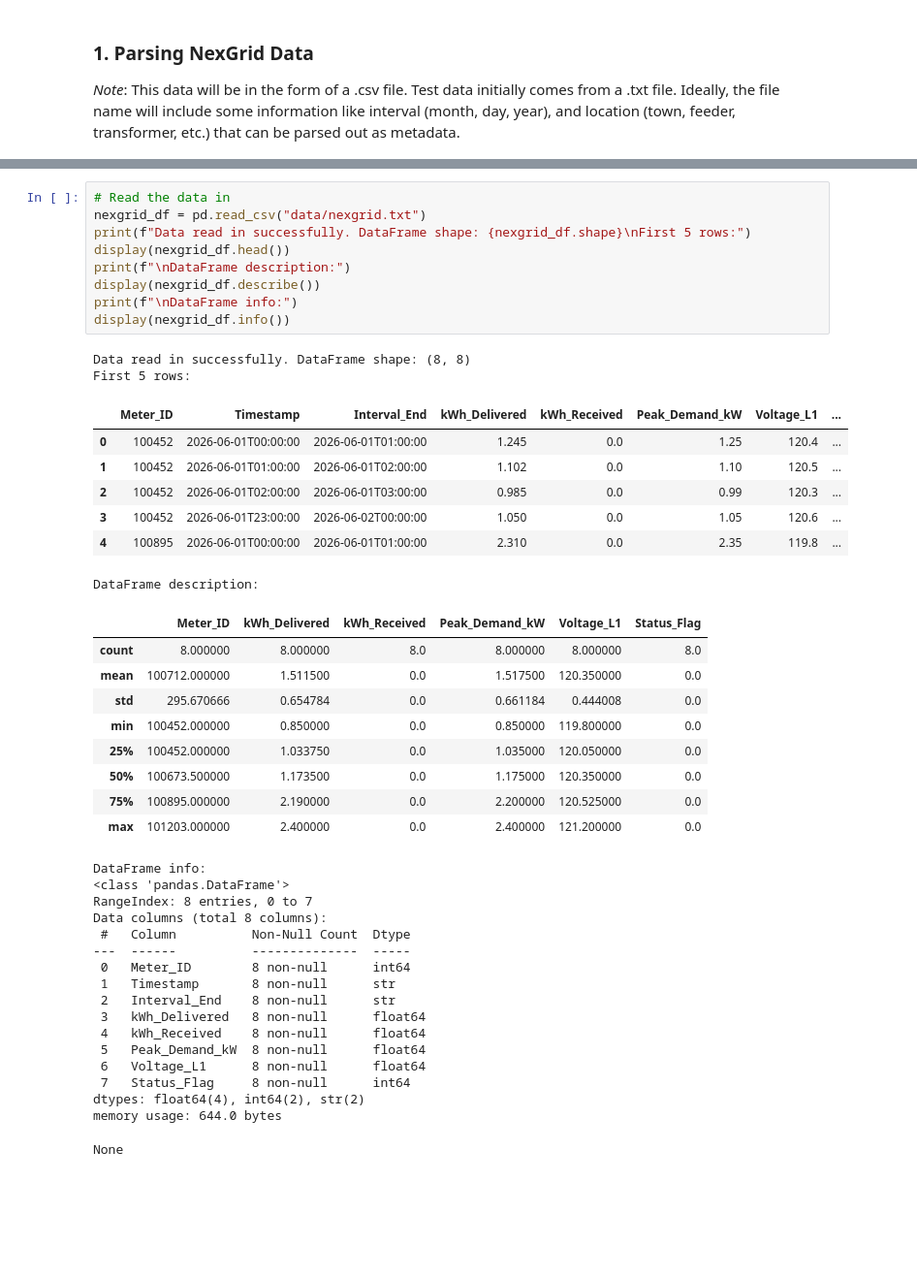
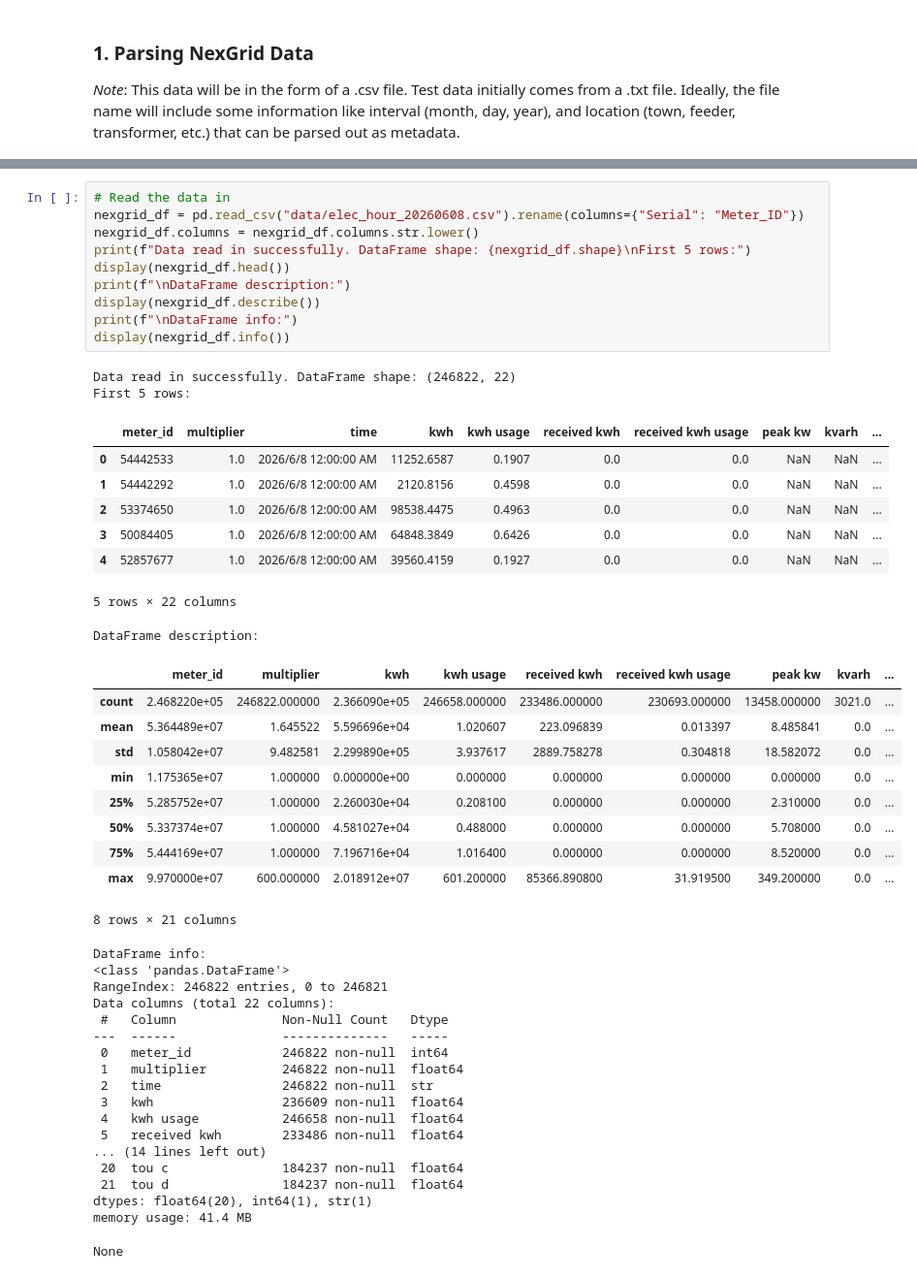
Before and after one commit to bridgetknight/mmld, a Jupyter notebook: export_pipeline.ipynb, the cells around one changed output, grey strips where cells are left out. Shown at 97% size. Drawn from its saved outputs; the diff is of its cells as text; blank space fills up the shorter version.

Commit message:
merge nexgrid data with sql locally

```diff
--- a/export_pipeline.ipynb
+++ b/export_pipeline.ipynb
@@ -29,47 +38,51 @@ Data directory found.
 # %%
 # Read the data in
-nexgrid_df = pd.read_csv("data/nexgrid.txt")
+nexgrid_df = pd.read_csv("data/elec_hour_20260608.csv").rename(columns={"Serial": "Meter_ID"})
+nexgrid_df.columns = nexgrid_df.columns.str.lower()
 print(f"Data read in successfully. DataFrame shape: {nexgrid_df.shape}\nFirst 5 rows:")
 display(nexgrid_df.head())
 print(f"\nDataFrame description:")
 display(nexgrid_df.describe())
 print(f"\nDataFrame info:")
 display(nexgrid_df.info())
 # %% [output]
-Data read in successfully. DataFrame shape: (8, 8)
+Data read in successfully. DataFrame shape: (246822, 22)
 First 5 rows:
-|  | Meter_ID | Timestamp | Interval_End | kWh_Delivered | kWh_Received | Peak_Demand_kW | Voltage_L1 | ... |
-| 0 | 100452 | 2026-06-01T00:00:00 | 2026-06-01T01:00:00 | 1.245 | 0.0 | 1.25 | 120.4 | ... |
-| 1 | 100452 | 2026-06-01T01:00:00 | 2026-06-01T02:00:00 | 1.102 | 0.0 | 1.10 | 120.5 | ... |
-| 2 | 100452 | 2026-06-01T02:00:00 | 2026-06-01T03:00:00 | 0.985 | 0.0 | 0.99 | 120.3 | ... |
-| 3 | 100452 | 2026-06-01T23:00:00 | 2026-06-02T00:00:00 | 1.050 | 0.0 | 1.05 | 120.6 | ... |
-| 4 | 100895 | 2026-06-01T00:00:00 | 2026-06-01T01:00:00 | 2.310 | 0.0 | 2.35 | 119.8 | ... |
+|  | meter_id | multiplier | time | kwh | kwh usage | received kwh | received kwh usage | peak kw | kvarh | ... |
+| 0 | 54442533 | 1.0 | 2026/6/8 12:00:00 AM | 11252.6587 | 0.1907 | 0.0 | 0.0 | NaN | NaN | ... |
+| 1 | 54442292 | 1.0 | 2026/6/8 12:00:00 AM | 2120.8156 | 0.4598 | 0.0 | 0.0 | NaN | NaN | ... |
+| 2 | 53374650 | 1.0 | 2026/6/8 12:00:00 AM | 98538.4475 | 0.4963 | 0.0 | 0.0 | NaN | NaN | ... |
+| 3 | 50084405 | 1.0 | 2026/6/8 12:00:00 AM | 64848.3849 | 0.6426 | 0.0 | 0.0 | NaN | NaN | ... |
+| 4 | 52857677 | 1.0 | 2026/6/8 12:00:00 AM | 39560.4159 | 0.1927 | 0.0 | 0.0 | NaN | NaN | ... |
-DataFrame description:
+5 rows × 22 columns
+DataFrame description:
-|  | Meter_ID | kWh_Delivered | kWh_Received | Peak_Demand_kW | Voltage_L1 | Status_Flag |
-| count | 8.000000 | 8.000000 | 8.0 | 8.000000 | 8.000000 | 8.0 |
-| mean | 100712.000000 | 1.511500 | 0.0 | 1.517500 | 120.350000 | 0.0 |
-| std | 295.670666 | 0.654784 | 0.0 | 0.661184 | 0.444008 | 0.0 |
-| min | 100452.000000 | 0.850000 | 0.0 | 0.850000 | 119.800000 | 0.0 |
-| 25% | 100452.000000 | 1.033750 | 0.0 | 1.035000 | 120.050000 | 0.0 |
-| 50% | 100673.500000 | 1.173500 | 0.0 | 1.175000 | 120.350000 | 0.0 |
-| 75% | 100895.000000 | 2.190000 | 0.0 | 2.200000 | 120.525000 | 0.0 |
-| max | 101203.000000 | 2.400000 | 0.0 | 2.400000 | 121.200000 | 0.0 |
+|  | meter_id | multiplier | kwh | kwh usage | received kwh | received kwh usage | peak kw | kvarh | ... |
+| count | 2.468220e+05 | 246822.000000 | 2.366090e+05 | 246658.000000 | 233486.000000 | 230693.000000 | 13458.000000 | 3021.0 | ... |
+| mean | 5.364489e+07 | 1.645522 | 5.596696e+04 | 1.020607 | 223.096839 | 0.013397 | 8.485841 | 0.0 | ... |
+| std | 1.058042e+07 | 9.482581 | 2.299890e+05 | 3.937617 | 2889.758278 | 0.304818 | 18.582072 | 0.0 | ... |
+| min | 1.175365e+07 | 1.000000 | 0.000000e+00 | 0.000000 | 0.000000 | 0.000000 | 0.000000 | 0.0 | ... |
+| 25% | 5.285752e+07 | 1.000000 | 2.260030e+04 | 0.208100 | 0.000000 | 0.000000 | 2.310000 | 0.0 | ... |
+| 50% | 5.337374e+07 | 1.000000 | 4.581027e+04 | 0.488000 | 0.000000 | 0.000000 | 5.708000 | 0.0 | ... |
+| 75% | 5.444169e+07 | 1.000000 | 7.196716e+04 | 1.016400 | 0.000000 | 0.000000 | 8.520000 | 0.0 | ... |
+| max | 9.970000e+07 | 600.000000 | 2.018912e+07 | 601.200000 | 85366.890800 | 31.919500 | 349.200000 | 0.0 | ... |
-DataFrame info:
-<class 'pandas.DataFrame'>
-RangeIndex: 8 entries, 0 to 7
-Data columns (total 8 columns):
- #   Column          Non-Null Count  Dtype
----  ------          --------------  -----
- 0   Meter_ID        8 non-null      int64
- 1   Timestamp       8 non-null      str
- 2   Interval_End    8 non-null      str
- 3   kWh_Delivered   8 non-null      float64
- 4   kWh_Received    8 non-null      float64
- 5   Peak_Demand_kW  8 non-null      float64
- 6   Voltage_L1      8 non-null      float64
- 7   Status_Flag     8 non-null      int64
-dtypes: float64(4), int64(2), str(2)
-memory usage: 644.0 bytes
-None
+8 rows × 21 columns
+DataFrame info:
+<class 'pandas.DataFrame'>
+RangeIndex: 246822 entries, 0 to 246821
+Data columns (total 22 columns):
+ #   Column              Non-Null Count   Dtype
+---  ------              --------------   -----
+ 0   meter_id            246822 non-null  int64
+ 1   multiplier          246822 non-null  float64
+ 2   time                246822 non-null  str
+ 3   kwh                 236609 non-null  float64
+ 4   kwh usage           246658 non-null  float64
+ 5   received kwh        233486 non-null  float64
+... (14 lines left out)
+ 20  tou c               184237 non-null  float64
+ 21  tou d               184237 non-null  float64
+dtypes: float64(20), int64(1), str(1)
+memory usage: 41.4 MB
+None
 # %%
 # Get unique meter IDs
```
Also changed, not shown: parts of 15 cells of this notebook, 1 other file.
